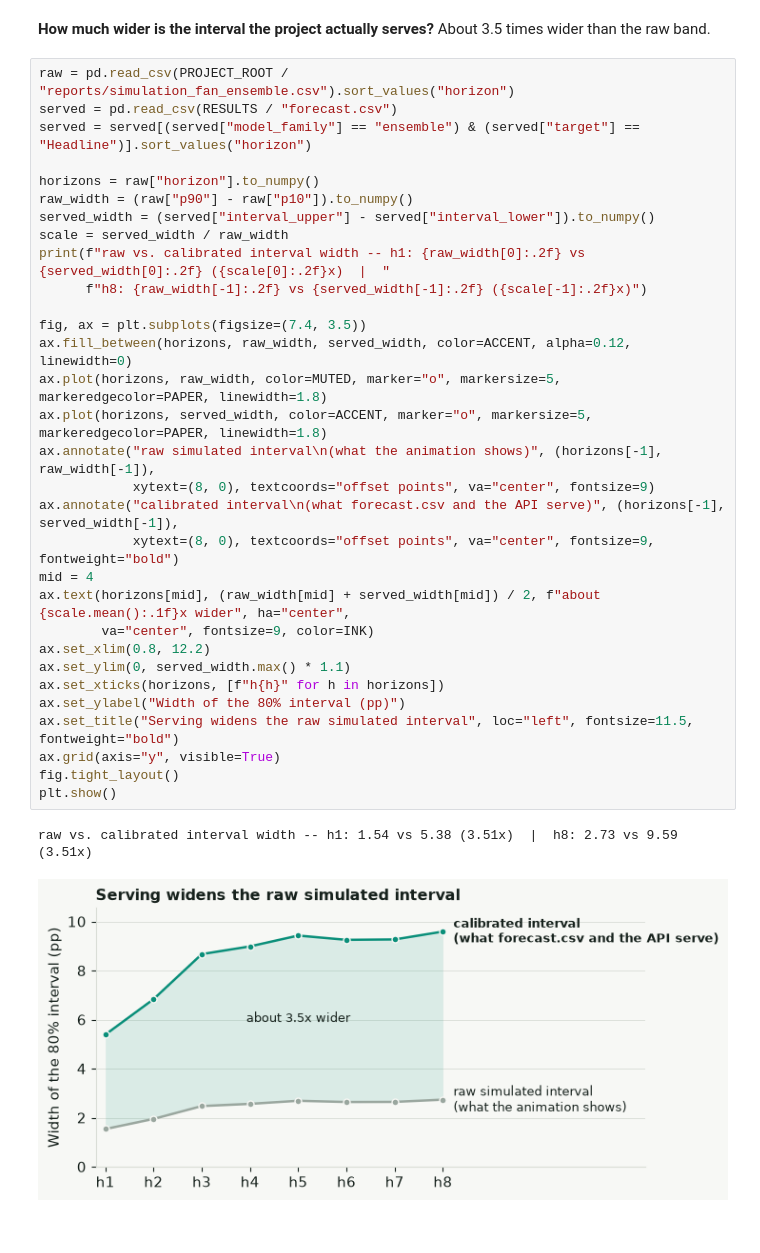
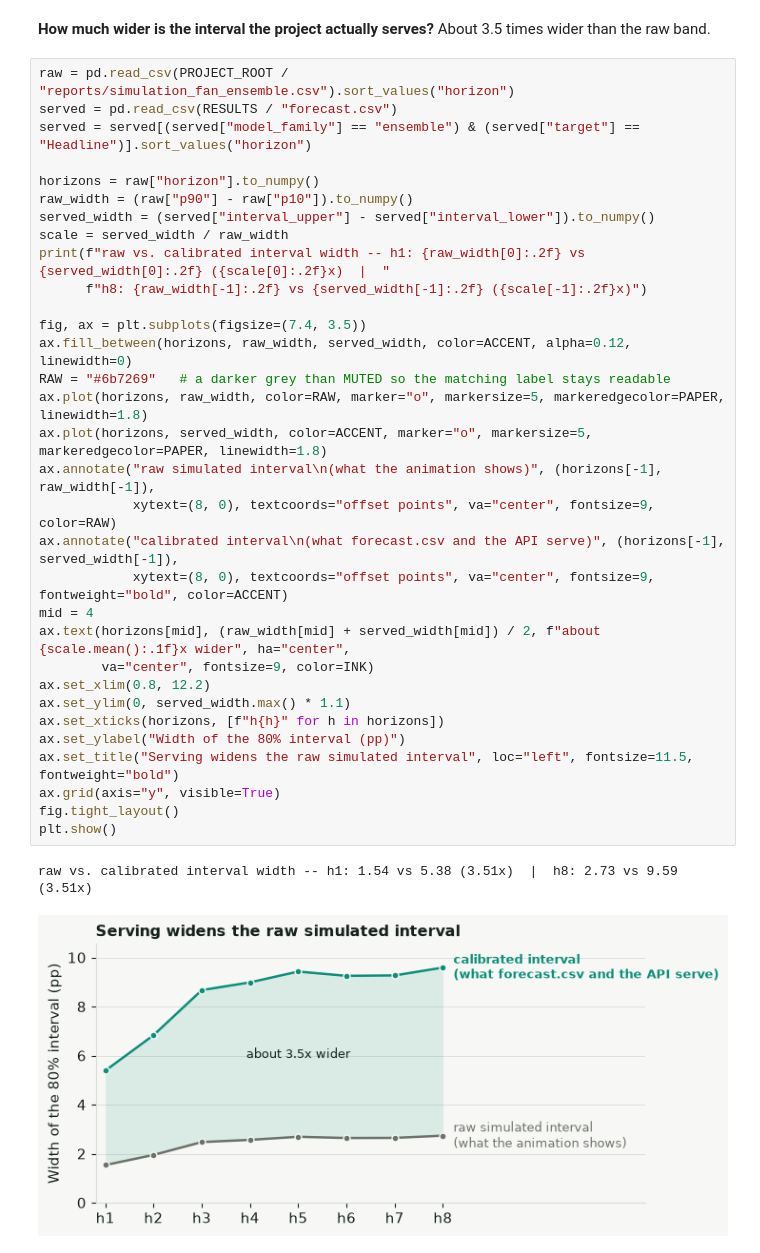
Before and after one commit to JuanVu1810/Australian-CPI-Forecast, a Jupyter notebook: book/australian_cpi_forecasting/04_modeling/43_ensemble.ipynb, the cells around one changed output. Cells and saved outputs as stored; diff of their text form.

```diff
--- a/book/australian_cpi_forecasting/04_modeling/43_ensemble.ipynb
+++ b/book/australian_cpi_forecasting/04_modeling/43_ensemble.ipynb
@@ -217,34 +217,35 @@ The 80% is therefore a *nominal* target, not a measured hit rate. On the held-ou
 # %%
 raw = pd.read_csv(PROJECT_ROOT / "reports/simulation_fan_ensemble.csv").sort_values("horizon")
 served = pd.read_csv(RESULTS / "forecast.csv")
 served = served[(served["model_family"] == "ensemble") & (served["target"] == "Headline")].sort_values("horizon")
 
 horizons = raw["horizon"].to_numpy()
 raw_width = (raw["p90"] - raw["p10"]).to_numpy()
 served_width = (served["interval_upper"] - served["interval_lower"]).to_numpy()
 scale = served_width / raw_width
 print(f"raw vs. calibrated interval width -- h1: {raw_width[0]:.2f} vs {served_width[0]:.2f} ({scale[0]:.2f}x)  |  "
       f"h8: {raw_width[-1]:.2f} vs {served_width[-1]:.2f} ({scale[-1]:.2f}x)")
 
 fig, ax = plt.subplots(figsize=(7.4, 3.5))
 ax.fill_between(horizons, raw_width, served_width, color=ACCENT, alpha=0.12, linewidth=0)
-ax.plot(horizons, raw_width, color=MUTED, marker="o", markersize=5, markeredgecolor=PAPER, linewidth=1.8)
+RAW = "#6b7269"   # a darker grey than MUTED so the matching label stays readable
+ax.plot(horizons, raw_width, color=RAW, marker="o", markersize=5, markeredgecolor=PAPER, linewidth=1.8)
 ax.plot(horizons, served_width, color=ACCENT, marker="o", markersize=5, markeredgecolor=PAPER, linewidth=1.8)
 ax.annotate("raw simulated interval\n(what the animation shows)", (horizons[-1], raw_width[-1]),
-            xytext=(8, 0), textcoords="offset points", va="center", fontsize=9)
+            xytext=(8, 0), textcoords="offset points", va="center", fontsize=9, color=RAW)
 ax.annotate("calibrated interval\n(what forecast.csv and the API serve)", (horizons[-1], served_width[-1]),
-            xytext=(8, 0), textcoords="offset points", va="center", fontsize=9, fontweight="bold")
+            xytext=(8, 0), textcoords="offset points", va="center", fontsize=9, fontweight="bold", color=ACCENT)
 mid = 4
 ax.text(horizons[mid], (raw_width[mid] + served_width[mid]) / 2, f"about {scale.mean():.1f}x wider", ha="center",
         va="center", fontsize=9, color=INK)
 ax.set_xlim(0.8, 12.2)
 ax.set_ylim(0, served_width.max() * 1.1)
 ax.set_xticks(horizons, [f"h{h}" for h in horizons])
 ax.set_ylabel("Width of the 80% interval (pp)")
 ax.set_title("Serving widens the raw simulated interval", loc="left", fontsize=11.5, fontweight="bold")
 ax.grid(axis="y", visible=True)
 fig.tight_layout()
 plt.show()
 # %% [output]
 raw vs. calibrated interval width -- h1: 1.54 vs 5.38 (3.51x)  |  h8: 2.73 vs 9.59 (3.51x)
-[figure, old version]
+[figure, new version]
```
Also changed, not shown: parts of 1 cell of this notebook, 3 other files.
